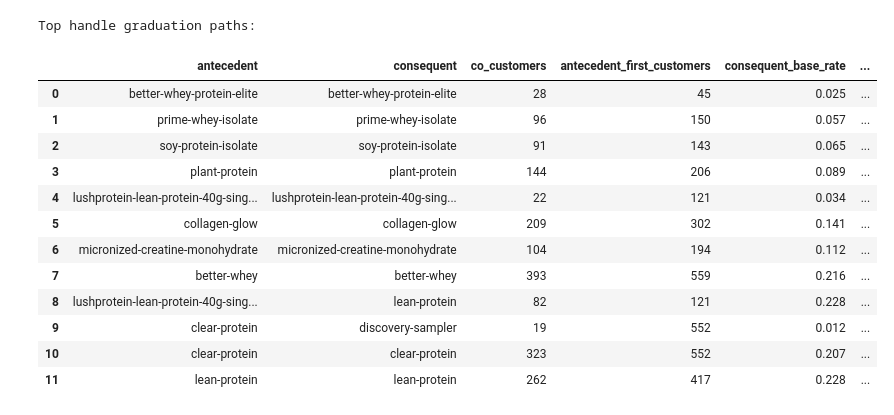
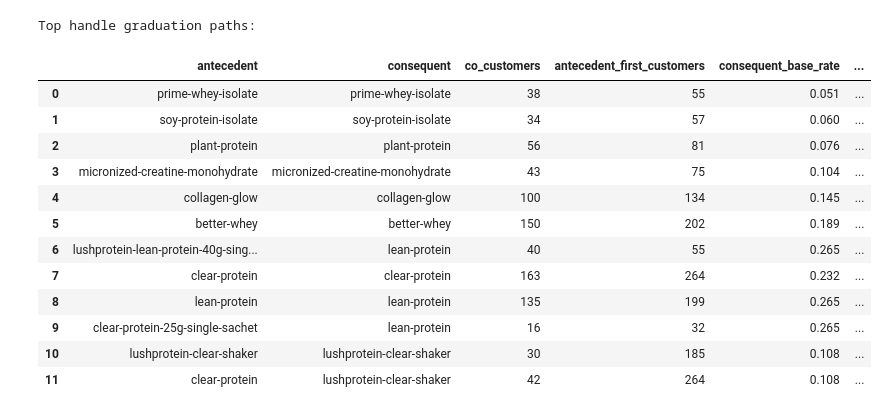
Before and after one commit to AdityaVijay1/lushprotein, a Jupyter notebook: product_mba/04_sequential_and_replenishment_mba.ipynb, the cells around one changed output. Drawn from its saved outputs; the diff is of its cells as text; code cells hidden in the pictures.

Commit message:
resolved merge conflict

```diff
--- a/product_mba/04_sequential_and_replenishment_mba.ipynb
+++ b/product_mba/04_sequential_and_replenishment_mba.ipynb
@@ -12,5 +13,6 @@ This notebook produces three artefacts: **sequential (next-purchase) rules**, a
 # %%
 from pathlib import Path
+import re
 import numpy as np
 import pandas as pd
 
@@ -23,9 +25,15 @@ def find_project_root(start=None):
     raise FileNotFoundError("Could not locate project root containing EDA/outputs and product_mba")
 
 PROJECT_ROOT = find_project_root()
-EDA_OUTPUTS = PROJECT_ROOT / "EDA" / "outputs"
+EDA = PROJECT_ROOT / "EDA" / "outputs_finals"   # FINALS cohort
 MBA_OUTPUTS = PROJECT_ROOT / "product_mba" / "outputs"
 MBA_OUTPUTS.mkdir(exist_ok=True)
 pd.set_option("display.float_format", lambda v: f"{v:,.3f}")
-print("Project root found")
+
+lines = pd.read_parquet(EDA / "lines_sku_analysis.parquet")
+lines["order_date"] = pd.to_datetime(lines["order_date"], utc=True)
+lines["customer_id"] = lines["customer_id"].astype(str)
+customers = pd.read_parquet(EDA / "customers.parquet")
+customers["customer_id"] = customers["customer_id"].astype(str)
+print("Finals cohort:", EDA.name, "| lines", lines.shape, "| customers", customers.shape)
 # %% [output]
@@ -37,70 +45,48 @@ We order each customer's orders by date and ask: *given category/handle **A** in
 # %%
-lines = pd.read_parquet(EDA_OUTPUTS / "lines.parquet")
-lines["order_date"] = pd.to_datetime(lines["order_date"], utc=True)
-lines["customer_id"] = lines["customer_id"].astype(str)
-
-import re
-# Some Line: Product Handle values are campaign/promo tags, not real products
-# (e.g. "sg-nov-2025-victory-tag", gift-with-purchase markers). Drop them.
-_JUNK = re.compile(r"(tag|victory|promo|gift|20[0-9][0-9]|free|bonus|sample-gift)", re.I)
+_JUNK = re.compile(r"(tag|victory|promo|gift|20[0-9][0-9]|free|bonus|sample-gift|pre-order)", re.I)
 
 def clean(v):
     if pd.isna(v):
         return pd.NA
     t = str(v).strip()
-    if not t or t.lower() in {"nan", "none", "null", "unknown"}:
-        return pd.NA
-    if _JUNK.search(t):
+    if not t or t.lower() in {"nan", "none", "null", "unknown"} or _JUNK.search(t):
         return pd.NA
     return t
 
-def sequential_rules(level_col, label, min_co=15, min_first=40):
+def sequential_rules(level_col, label, min_co=10, min_first=25):
     df = lines[["customer_id", "order_id", "order_date", level_col]].copy()
     df[level_col] = df[level_col].map(clean)
     df = df.dropna(subset=[level_col])
-    # rank orders within each customer by date
-    order_rank = (df[["customer_id", "order_id", "order_date"]].drop_duplicates()
-                    .sort_values(["customer_id", "order_date"]))
-    order_rank["seq"] = order_rank.groupby("customer_id").cumcount() + 1
-    df = df.merge(order_rank[["customer_id", "order_id", "seq"]], on=["customer_id", "order_id"])
-
-    first = (df[df["seq"] == 1].groupby("customer_id")[level_col]
-               .apply(lambda s: sorted(set(s))).rename("first_items"))
-    second = (df[df["seq"] == 2].groupby("customer_id")[level_col]
-                .apply(lambda s: sorted(set(s))).rename("second_items"))
+    rank = (df[["customer_id", "order_id", "order_date"]].drop_duplicates()
+            .sort_values(["customer_id", "order_date"]))
+    rank["seq"] = rank.groupby("customer_id").cumcount() + 1
+    df = df.merge(rank[["customer_id", "order_id", "seq"]], on=["customer_id", "order_id"])
+    first = (df[df["seq"] == 1].groupby("customer_id")[level_col].apply(lambda s: sorted(set(s))).rename("first_items"))
+    second = (df[df["seq"] == 2].groupby("customer_id")[level_col].apply(lambda s: sorted(set(s))).rename("second_items"))
     j = pd.concat([first, second], axis=1).dropna()
-    n_repeat = len(j)
-    if n_repeat == 0:
+    n = len(j)
+    if n == 0:
         return pd.DataFrame()
-
-    # base rate of each B appearing in a second order
-    base_b = (j["second_items"].explode().value_counts() / n_repeat).rename("consequent_base_rate")
-
-    rows = []
-    for _, r in j.iterrows():
-        for a in r["first_items"]:
-            for b in r["second_items"]:
-                rows.append((a, b))
+    base_b = (j["second_items"].explode().value_counts() / n).rename("consequent_base_rate")
+    rows = [(a, b) for _, r in j.iterrows() for a in r["first_items"] for b in r["second_items"]]
     trans = pd.DataFrame(rows, columns=["antecedent", "consequent"])
     cnt = trans.groupby(["antecedent", "consequent"]).size().rename("co_customers").reset_index()
-    first_counts = j["first_items"].explode().value_counts().rename("antecedent_first_customers")
-    cnt = cnt.merge(first_counts, left_on="antecedent", right_index=True)
-    cnt = cnt.merge(base_b, left_on="consequent", right_index=True)
+    fc = j["first_items"].explode().value_counts().rename("antecedent_first_customers")
+    cnt = cnt.merge(fc, left_on="antecedent", right_index=True).merge(base_b, left_on="consequent", right_index=True)
     cnt["next_order_confidence"] = cnt["co_customers"] / cnt["antecedent_first_customers"]
     cnt["next_order_lift"] = cnt["next_order_confidence"] / cnt["consequent_base_rate"]
     cnt["level"] = label
-    cnt["repeat_customers_analyzed"] = n_repeat
-    out = cnt[(cnt["co_customers"] >= min_co) &
-              (cnt["antecedent_first_customers"] >= min_first)].copy()
+    cnt["repeat_customers_analyzed"] = n
+    out = cnt[(cnt["co_customers"] >= min_co) & (cnt["antecedent_first_customers"] >= min_first)].copy()
     return out.sort_values(["next_order_lift", "co_customers"], ascending=[False, False])
 
 seq_cat = sequential_rules("product_category", "category")
 seq_handle = sequential_rules("Line: Product Handle", "handle")
 sequential = pd.concat([seq_cat, seq_handle], ignore_index=True)
 sequential.to_csv(MBA_OUTPUTS / "mba_sequential_rules.csv", index=False)
-
-print(f"Sequential rules: {len(seq_cat)} category, {len(seq_handle)} handle")
-print("\nTop category graduation paths (first order -> second order):")
+print(f"Sequential rules: {len(seq_cat)} category, {len(seq_handle)} handle "
+      f"(repeat customers analysed: {int(seq_handle['repeat_customers_analyzed'].iloc[0]) if len(seq_handle) else 0})")
+print("\nTop category graduation paths:")
 display(seq_cat.head(10).reset_index(drop=True))
 print("Top handle graduation paths:")
 display(seq_handle.head(12).reset_index(drop=True))
@@ -122,14 +108,14 @@ Top category graduation paths (first order -> second order):
 Top handle graduation paths:
 |  | antecedent | consequent | co_customers | antecedent_first_customers | consequent_base_rate | ... |
-| 0 | better-whey-protein-elite | better-whey-protein-elite | 28 | 45 | 0.025 | ... |
-| 1 | prime-whey-isolate | prime-whey-isolate | 96 | 150 | 0.057 | ... |
-| 2 | soy-protein-isolate | soy-protein-isolate | 91 | 143 | 0.065 | ... |
-| 3 | plant-protein | plant-protein | 144 | 206 | 0.089 | ... |
-| 4 | lushprotein-lean-protein-40g-sing... | lushprotein-lean-protein-40g-sing... | 22 | 121 | 0.034 | ... |
-| 5 | collagen-glow | collagen-glow | 209 | 302 | 0.141 | ... |
-| 6 | micronized-creatine-monohydrate | micronized-creatine-monohydrate | 104 | 194 | 0.112 | ... |
-| 7 | better-whey | better-whey | 393 | 559 | 0.216 | ... |
-| 8 | lushprotein-lean-protein-40g-sing... | lean-protein | 82 | 121 | 0.228 | ... |
-| 9 | clear-protein | discovery-sampler | 19 | 552 | 0.012 | ... |
-| 10 | clear-protein | clear-protein | 323 | 552 | 0.207 | ... |
-| 11 | lean-protein | lean-protein | 262 | 417 | 0.228 | ... |
+| 0 | prime-whey-isolate | prime-whey-isolate | 38 | 55 | 0.051 | ... |
+| 1 | soy-protein-isolate | soy-protein-isolate | 34 | 57 | 0.060 | ... |
+| 2 | plant-protein | plant-protein | 56 | 81 | 0.076 | ... |
+| 3 | micronized-creatine-monohydrate | micronized-creatine-monohydrate | 43 | 75 | 0.104 | ... |
+| 4 | collagen-glow | collagen-glow | 100 | 134 | 0.145 | ... |
+| 5 | better-whey | better-whey | 150 | 202 | 0.189 | ... |
+| 6 | lushprotein-lean-protein-40g-sing... | lean-protein | 40 | 55 | 0.265 | ... |
+| 7 | clear-protein | clear-protein | 163 | 264 | 0.232 | ... |
+| 8 | lean-protein | lean-protein | 135 | 199 | 0.265 | ... |
+| 9 | clear-protein-25g-single-sachet | lean-protein | 16 | 32 | 0.265 | ... |
+| 10 | lushprotein-clear-shaker | lushprotein-clear-shaker | 30 | 185 | 0.108 | ... |
+| 11 | clear-protein | lushprotein-clear-shaker | 42 | 264 | 0.108 | ... |
```
Also changed, not shown: parts of 13 cells of this notebook, 33 other files.
